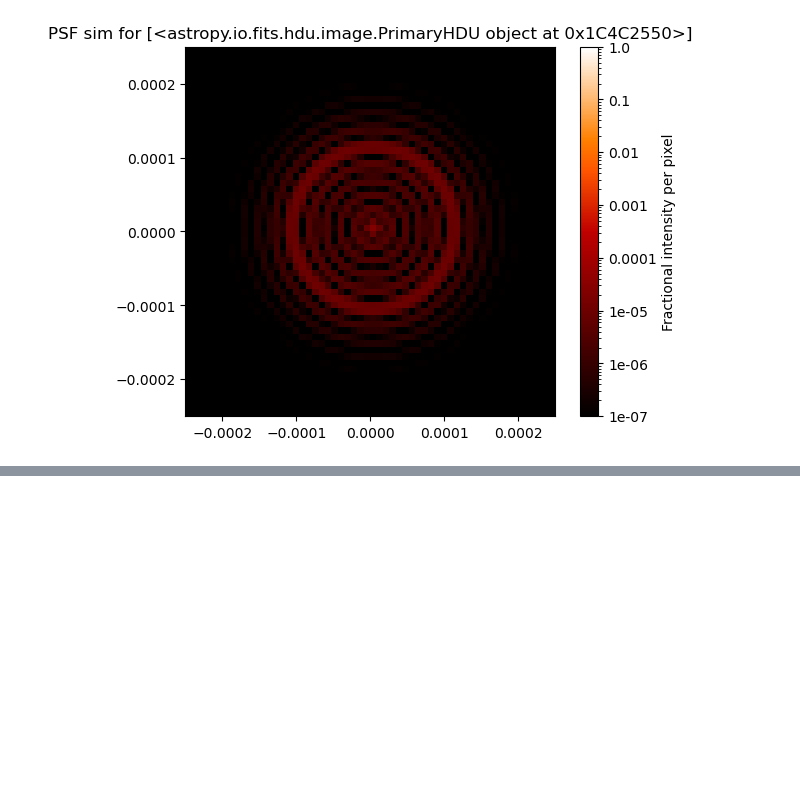
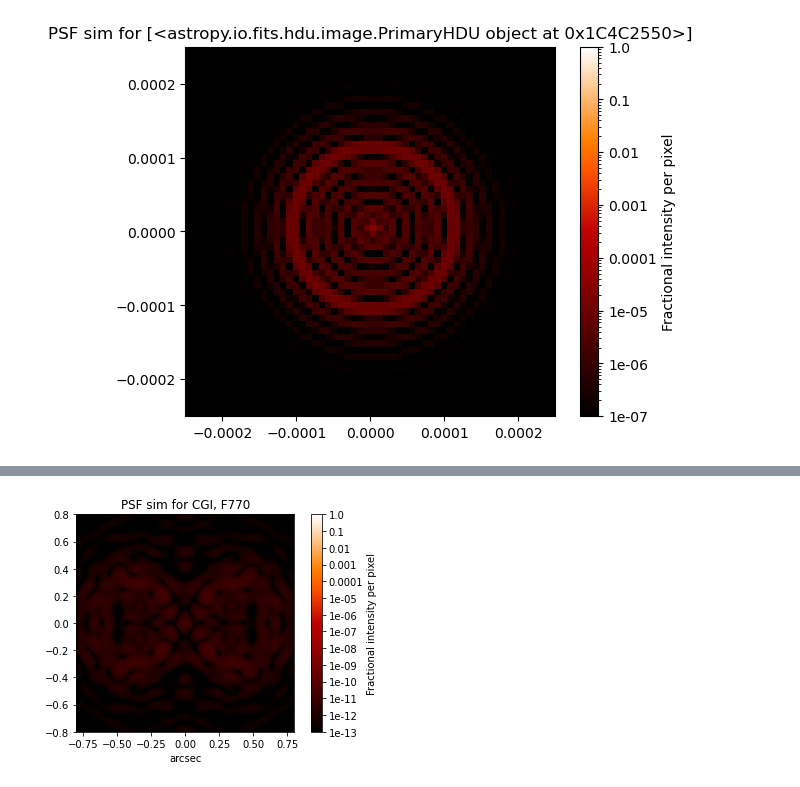
Before and after one commit to Jashcraf/comprehensive-exam, a Jupyter notebook: ComprehensiveSims.ipynb, the cells around one changed output, grey strips where cells are left out. Saved outputs shown, nothing was run; the diff lists cells and outputs as text; code cells hidden in the pictures; blank space fills up the shorter version.

```diff
--- a/ComprehensiveSims.ipynb
+++ b/ComprehensiveSims.ipynb
@@ -76,0 +88,6 @@ psf
+# %%
+fig = plt.figure()
+fig.set_facecolor('white')
+webbpsf.display_psf(psf,vmin=1e-13,vmax=1)
+# %% [output]
+[figure, added]
```
Also changed, not shown: parts of 7 cells of this notebook.
